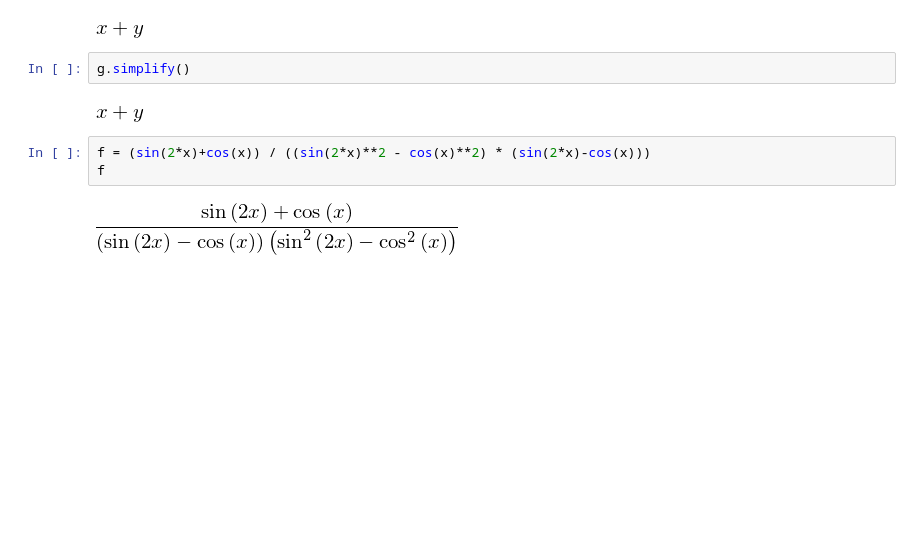
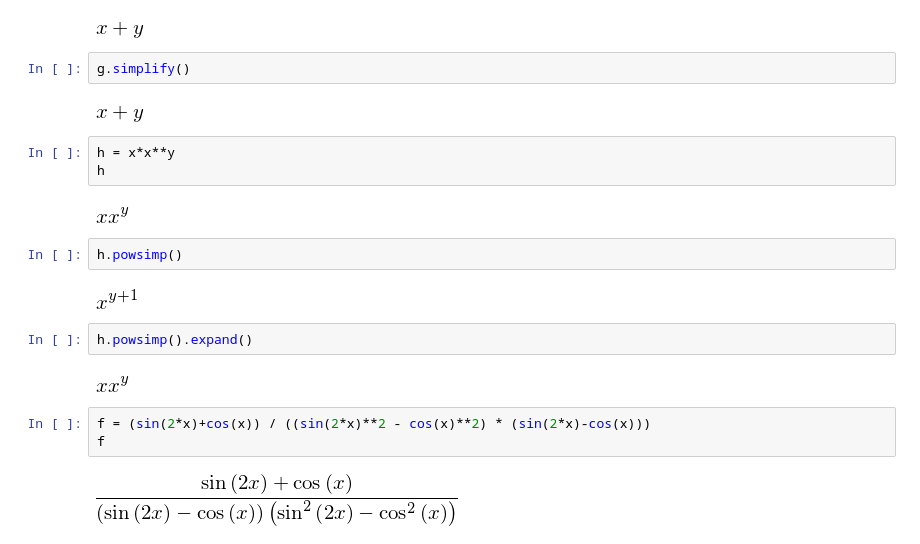
Before and after one commit to Ruediger-Braun/compana16, a Jupyter notebook: Lektion01.ipynb, the cells around one changed output. Drawn from its saved outputs; the diff is of its cells as text; blank space fills up the shorter version.

```diff
--- a/Lektion01.ipynb
+++ b/Lektion01.ipynb
@@ -279,6 +279,19 @@ g.ratsimp()
 g.simplify()
 # %% [output]
 [figure]
+# %%
+h = x*x**y
+h
+# %% [output]
+[figure, added]
+# %%
+h.powsimp()
+# %% [output]
+[figure, added]
+# %%
+h.powsimp().expand()
+# %% [output]
+[figure, added]
 # %%
 f = (sin(2*x)+cos(x)) / ((sin(2*x)**2 - cos(x)**2) * (sin(2*x)-cos(x)))
 f
```
Also changed, not shown: 1 other file.
